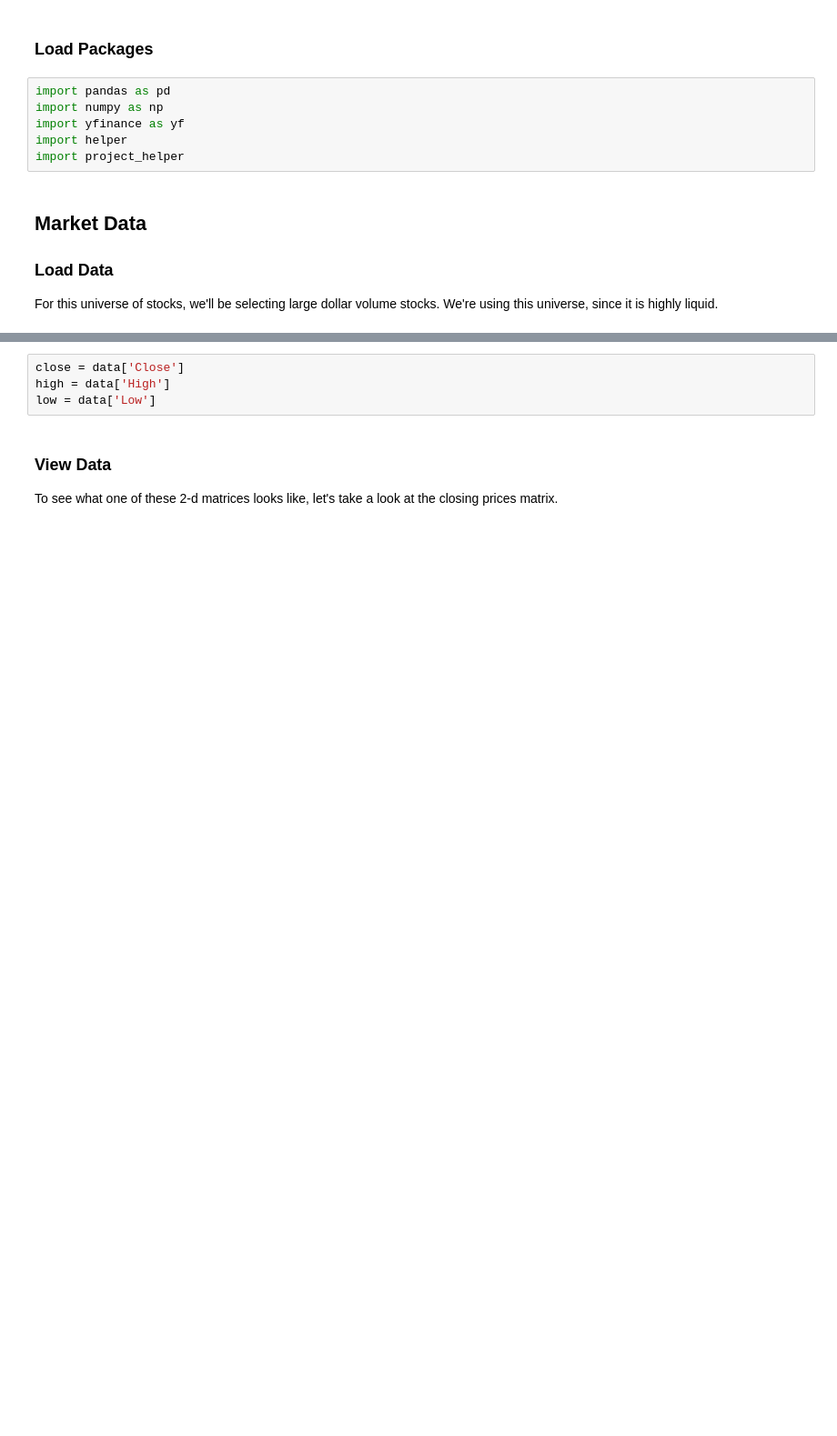
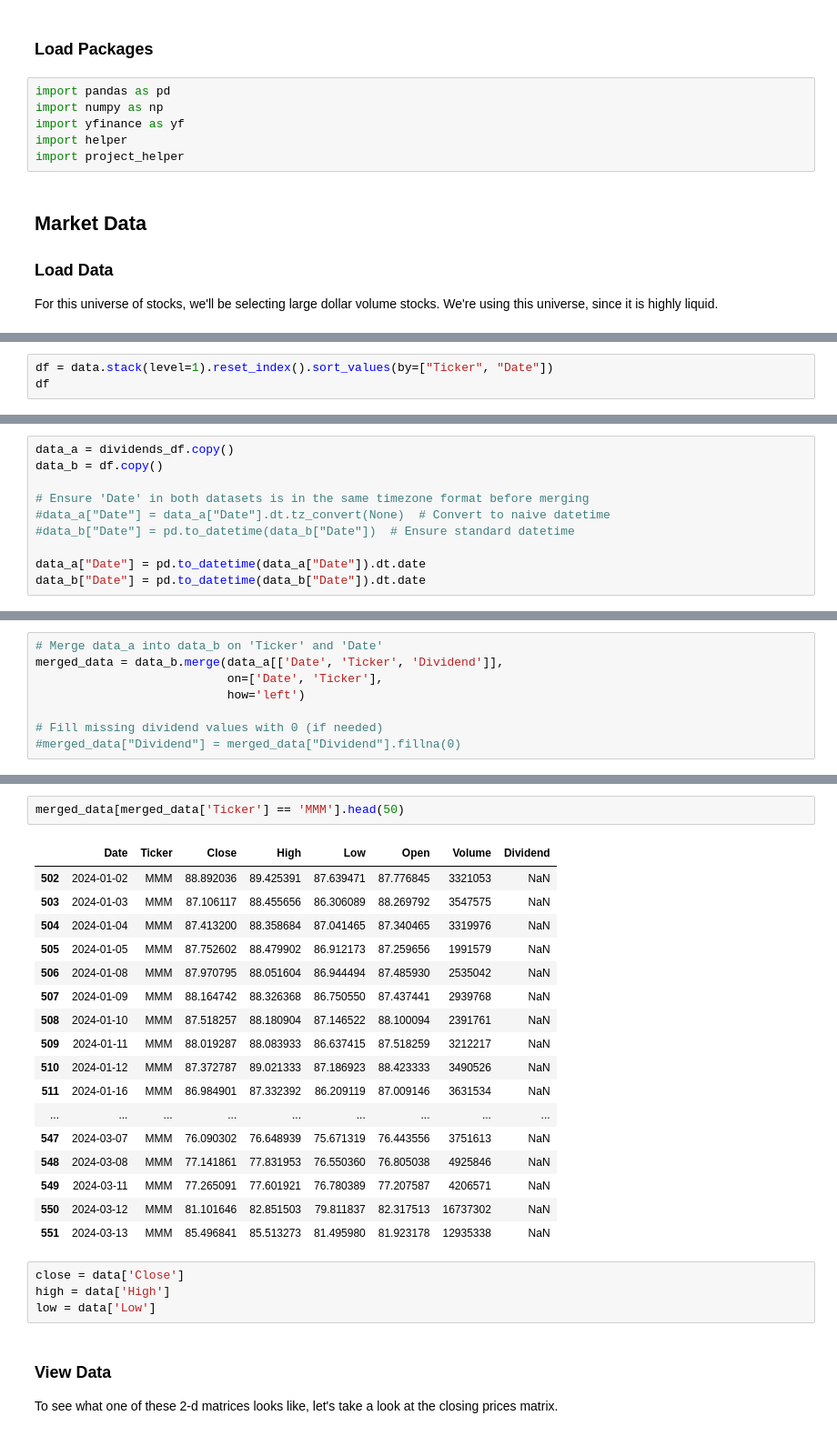
Before and after one commit to martinescobars/portfolio-optimization, a Jupyter notebook: portfolio-optimization.ipynb, the cells around one changed output, grey strips where cells are left out. Shown at 91% size. Drawn from its saved outputs; the diff is of its cells as text; blank space fills up the shorter version.

```diff
--- a/portfolio-optimization.ipynb
+++ b/portfolio-optimization.ipynb
@@ -164,0 +158,3 @@ data
+# %%
+df = data.stack(level=1).reset_index().sort_values(by=["Ticker", "Date"])
+df
@@ -164,0 +199,10 @@ data
+# %%
+data_a = dividends_df.copy()
+data_b = df.copy()
+
+# Ensure 'Date' in both datasets is in the same timezone format before merging
+#data_a["Date"] = data_a["Date"].dt.tz_convert(None)  # Convert to naive datetime
+#data_b["Date"] = pd.to_datetime(data_b["Date"])  # Ensure standard datetime
+
+data_a["Date"] = pd.to_datetime(data_a["Date"]).dt.date
+data_b["Date"] = pd.to_datetime(data_b["Date"]).dt.date
@@ -164,0 +241,8 @@ data
+# %%
+# Merge data_a into data_b on 'Ticker' and 'Date'
+merged_data = data_b.merge(data_a[['Date', 'Ticker', 'Dividend']],
+                           on=['Date', 'Ticker'],
+                           how='left')
+
+# Fill missing dividend values with 0 (if needed)
+#merged_data["Dividend"] = merged_data["Dividend"].fillna(0)
@@ -165,3 +265,23 @@ data
+# %%
+merged_data[merged_data['Ticker'] == 'MMM'].head(50)
+# %% [output]
+|  | Date | Ticker | Close | High | Low | Open | Volume | Dividend |
+| 502 | 2024-01-02 | MMM | 88.892036 | 89.425391 | 87.639471 | 87.776845 | 3321053 | NaN |
+| 503 | 2024-01-03 | MMM | 87.106117 | 88.455656 | 86.306089 | 88.269792 | 3547575 | NaN |
+| 504 | 2024-01-04 | MMM | 87.413200 | 88.358684 | 87.041465 | 87.340465 | 3319976 | NaN |
+| 505 | 2024-01-05 | MMM | 87.752602 | 88.479902 | 86.912173 | 87.259656 | 1991579 | NaN |
+| 506 | 2024-01-08 | MMM | 87.970795 | 88.051604 | 86.944494 | 87.485930 | 2535042 | NaN |
+| 507 | 2024-01-09 | MMM | 88.164742 | 88.326368 | 86.750550 | 87.437441 | 2939768 | NaN |
+| 508 | 2024-01-10 | MMM | 87.518257 | 88.180904 | 87.146522 | 88.100094 | 2391761 | NaN |
+| 509 | 2024-01-11 | MMM | 88.019287 | 88.083933 | 86.637415 | 87.518259 | 3212217 | NaN |
+| 510 | 2024-01-12 | MMM | 87.372787 | 89.021333 | 87.186923 | 88.423333 | 3490526 | NaN |
+| 511 | 2024-01-16 | MMM | 86.984901 | 87.332392 | 86.209119 | 87.009146 | 3631534 | NaN |
+| ... | ... | ... | ... | ... | ... | ... | ... | ... |
+| 547 | 2024-03-07 | MMM | 76.090302 | 76.648939 | 75.671319 | 76.443556 | 3751613 | NaN |
+| 548 | 2024-03-08 | MMM | 77.141861 | 77.831953 | 76.550360 | 76.805038 | 4925846 | NaN |
+| 549 | 2024-03-11 | MMM | 77.265091 | 77.601921 | 76.780389 | 77.207587 | 4206571 | NaN |
+| 550 | 2024-03-12 | MMM | 81.101646 | 82.851503 | 79.811837 | 82.317513 | 16737302 | NaN |
+| 551 | 2024-03-13 | MMM | 85.496841 | 85.513273 | 81.495980 | 81.923178 | 12935338 | NaN |
 # %%
 close = data['Close']
 high = data['High']
```
Also changed, not shown: parts of 16 cells of this notebook.
